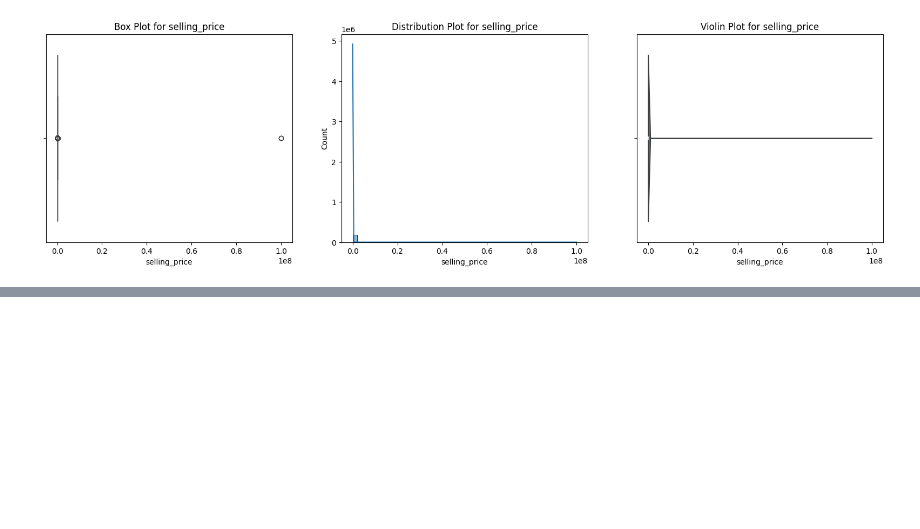
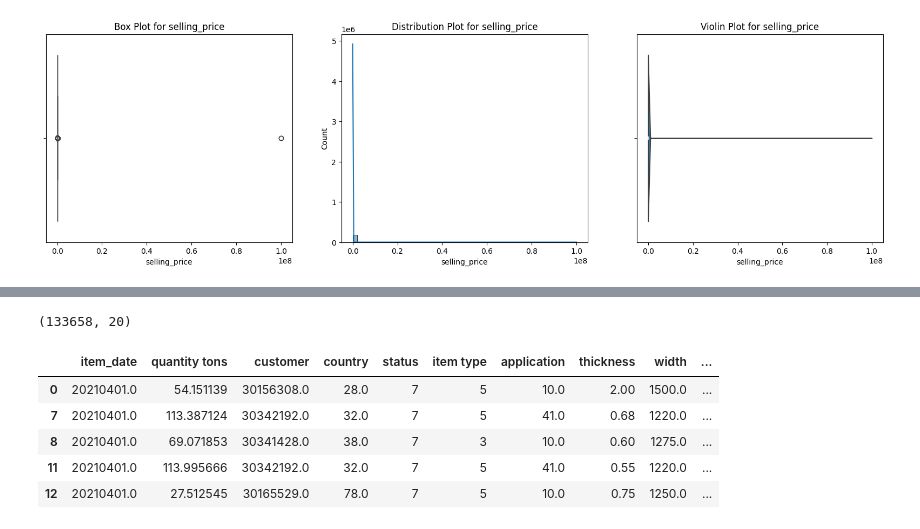
Before and after one commit to gkrishna247/copper-forge, a Jupyter notebook: program.ipynb, the cells around one changed output, grey strips where cells are left out. Cells and saved outputs as stored; diff of their text form; code cells hidden in the pictures; blank space fills up the shorter version.

```diff
--- a/program.ipynb
+++ b/program.ipynb
@@ -494,0 +530,15 @@ for i in ['quantity tons', 'customer', 'country', 'item type', 'application', 't
+# %%
+# check the shape of the data
+print(df.shape)
+# %% [output]
+(133658, 20)
+# %%
+# check the data
+df.head()
+# %% [output]
+|  | item_date | quantity tons | customer | country | status | item type | application | thickness | width | ... |
+| 0 | 20210401.0 | 54.151139 | 30156308.0 | 28.0 | 7 | 5 | 10.0 | 2.00 | 1500.0 | ... |
+| 7 | 20210401.0 | 113.387124 | 30342192.0 | 32.0 | 7 | 5 | 41.0 | 0.68 | 1220.0 | ... |
+| 8 | 20210401.0 | 69.071853 | 30341428.0 | 38.0 | 7 | 3 | 10.0 | 0.60 | 1275.0 | ... |
+| 11 | 20210401.0 | 113.995666 | 30342192.0 | 32.0 | 7 | 5 | 41.0 | 0.55 | 1220.0 | ... |
+| 12 | 20210401.0 | 27.512545 | 30165529.0 | 78.0 | 7 | 5 | 10.0 | 0.75 | 1250.0 | ... |
```
Also changed, not shown: parts of 17 cells of this notebook, 1 other file.
